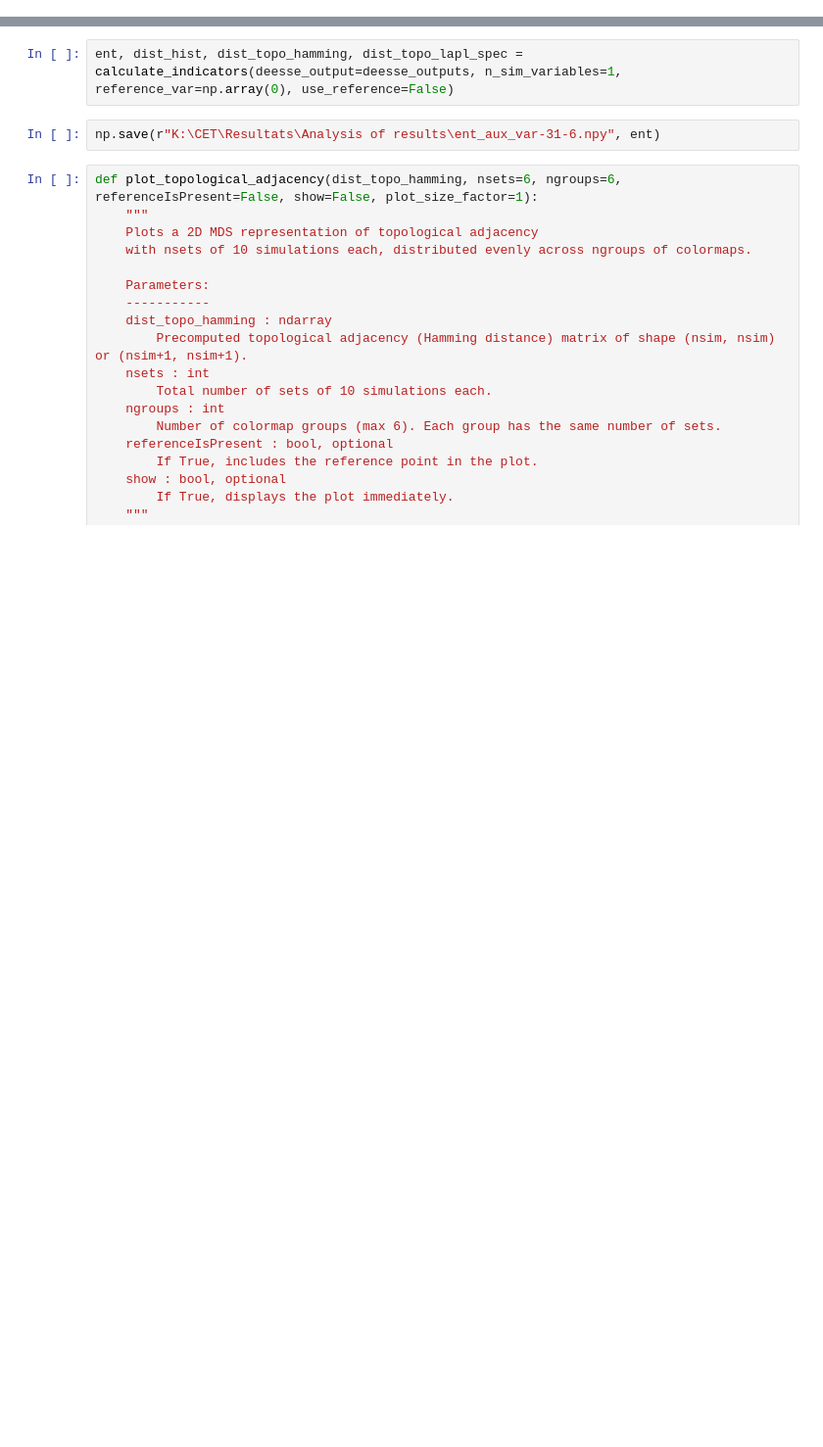
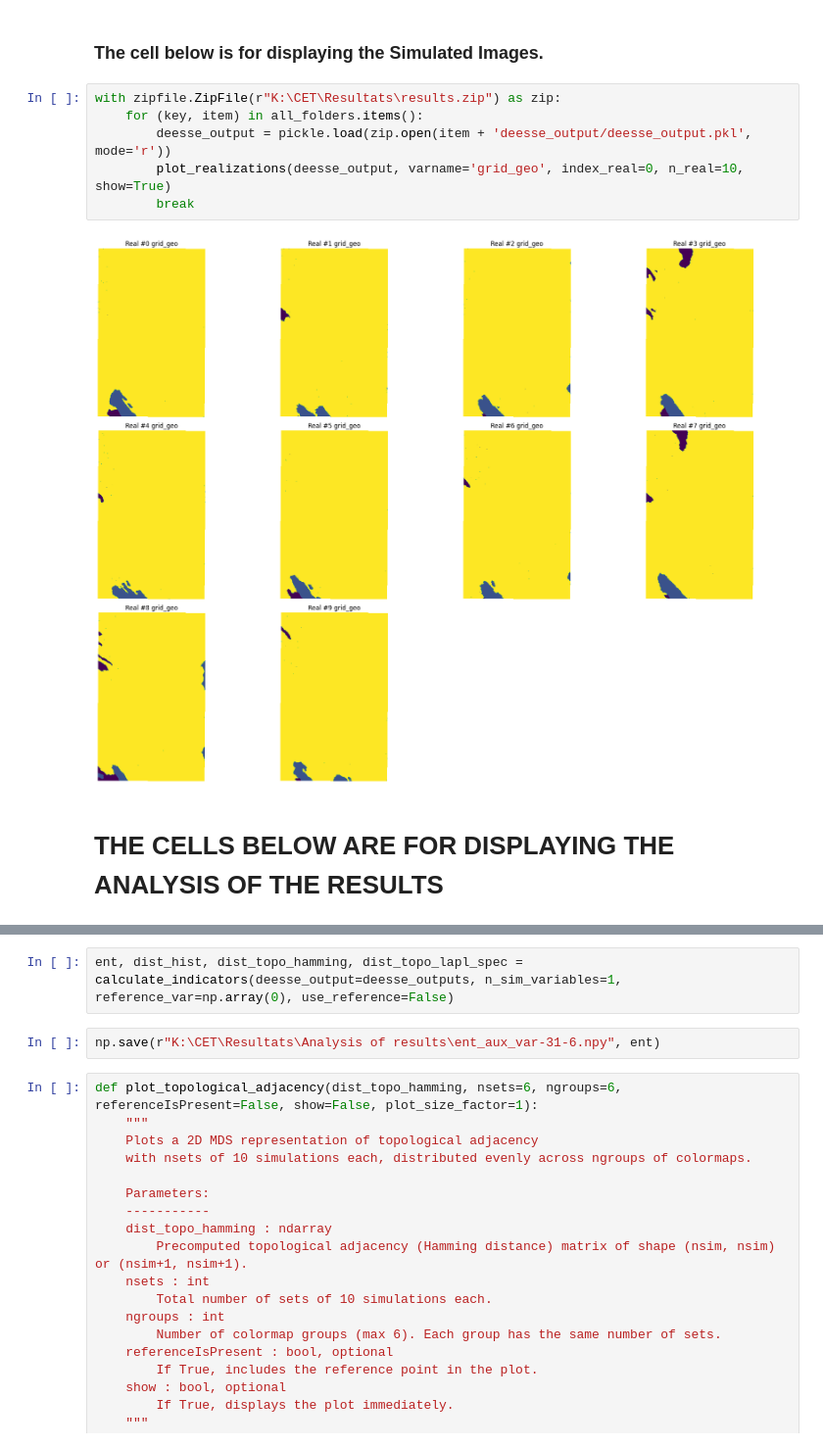
Before and after one commit to AxMeNi/GeoclassificationMPS, a Jupyter notebook: src/results_explorer.ipynb, the cells around one changed output, grey strips where cells are left out. Shown: that part at 98% size. Saved outputs shown, nothing was run; the diff lists cells and outputs as text; blank space fills up the shorter version.

```diff
--- a/src/results_explorer.ipynb
+++ b/src/results_explorer.ipynb
@@ -135,0 +172,12 @@ reference_folder = find_all_simulation_folders(
+# %% [markdown]
+### The cell below is for displaying the Simulated Images.
+# %%
+with zipfile.ZipFile(r"K:\CET\Resultats\results.zip") as zip:
+    for (key, item) in all_folders.items():
+        deesse_output = pickle.load(zip.open(item + 'deesse_output/deesse_output.pkl', mode='r'))
+        plot_realizations(deesse_output, varname='grid_geo', index_real=0, n_real=10, show=True)
+        break
+# %% [output]
+[figure, added]
+# %% [markdown]
+# THE CELLS BELOW ARE FOR DISPLAYING THE ANALYSIS OF THE RESULTS
```
Also changed, not shown: parts of 15 cells of this notebook.
